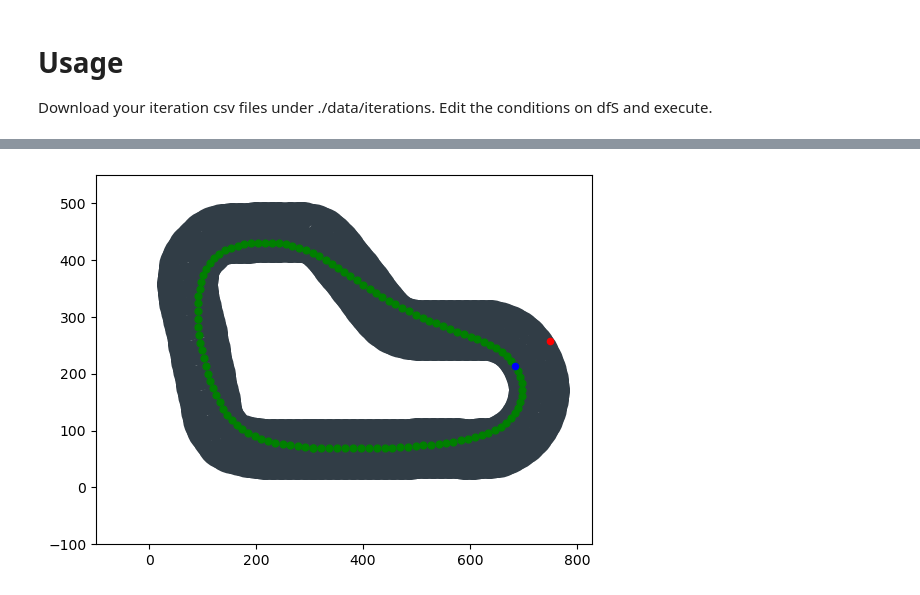
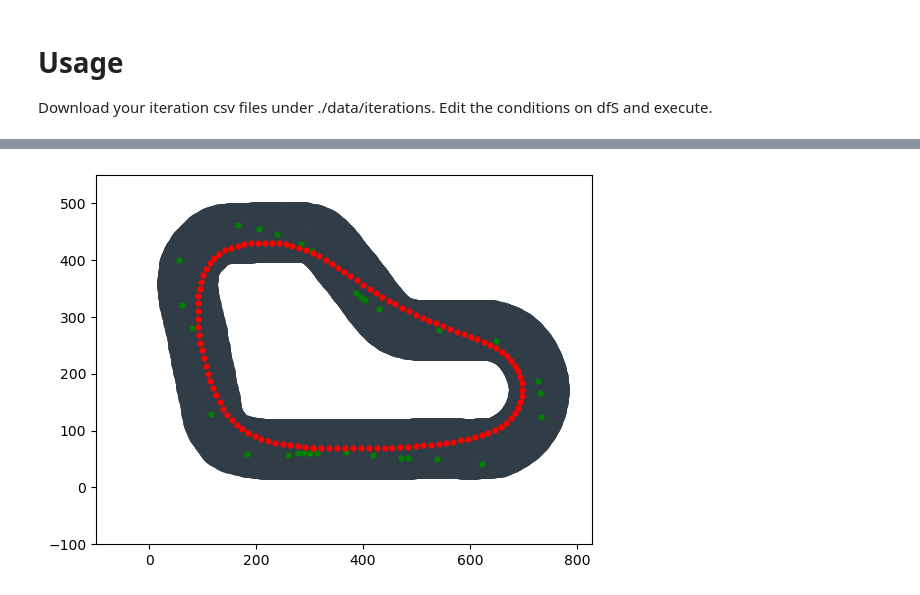
Before and after one commit to amonraknight/deepracer2024, a Jupyter notebook: tools/iteration_analysis.ipynb, the cells around one changed output, grey strips where cells are left out. Drawn from its saved outputs; the diff is of its cells as text; code cells hidden in the pictures.

```diff
--- a/tools/iteration_analysis.ipynb
+++ b/tools/iteration_analysis.ipynb
@@ -78,7 +78,11 @@ def reward2Color(reward, rewardList, colorList):
         return 'green'
 
 
-if __name__ == '__main__':
+def print_iteration(episode=None, conditions=None):
+    '''
+    Episode is the episode index.
+    Conditions is the query string to the dataframe.
+    '''
     X, Y = getPathXY()
     plt.axis([-100, max(X) + 100, -100, max(Y) + 100])
     # plt.ion()
@@ -91,7 +95,15 @@ if __name__ == '__main__':
         df.X, df.Y, df.throttle, df.reward, df.progress, df.track_len, df.tstamp = df.X.map(float), df.Y.map(
             float), df.throttle.map(float), df.reward.map(float), df.progress.map(float), df.track_len.map(
             float), df.tstamp.map(float)
-        dfS = df.copy(deep=True)
+
+        if episode:
+            dfS = df[df.episode.isin([episode])].copy(deep=True)
+        else:
+            dfS = df.copy(deep=True)
+
+        if conditions:
+            dfS = dfS.query(conditions)
+
         # dfS = df[df.episode.isin([0])].copy(deep=True)
         ### 1. speed select
         # speedThrottle = 3.0
@@ -108,7 +120,7 @@ if __name__ == '__main__':
                                                                                                                               dfS.progress <
                                                                                                                               progressRange[
                                                                                                                                   1])].Y.tolist()]
-        plt.scatter(Lx, Ly, marker='o', color='green', s=24)
-        plt.show()
+        plt.scatter(Lx, Ly, marker='o', color='green', s=12)
+        # plt.show()
     else:
         print('CSV file not unique!')
@@ -223,38 +233,36 @@ OPTIMIZED_WAYPOINTS = [
         [1.38221, 1.38643],
         [1.45757, 1.27943],
         [1.54096, 1.18072],
         [1.63386, 1.09253],
         [1.7384, 1.01844],
         [1.85098, 0.955],
         [1.97002, 0.90067],
         [2.09459, 0.85453],
         [2.2239, 0.81579],
         [2.35729, 0.78373],
         [2.49419, 0.75767],
         [2.63406, 0.73695],
         [2.77639, 0.72086],
         [2.92074, 0.70874],
         [3.06664, 0.69989]
     ]
 
 
 if __name__ == '__main__':
     X, Y = getPathXY()
     plt.axis([-100, max(X) + 100, -100, max(Y) + 100])
     # plt.ion()
     plt.scatter(X, Y, color='#313D46', linewidth=38)
 
     x_opt = [eachPoint[0]*100 for eachPoint in OPTIMIZED_WAYPOINTS]
     y_opt = [eachPoint[1]*100 for eachPoint in OPTIMIZED_WAYPOINTS]
 
-    plt.scatter(x_opt, y_opt, marker='o', color='green', s=24)
 
-    x_c=[7.491110*100]
-    y_c=[2.570513*100]
-    plt.scatter(x_c, y_c, marker='o', color='red', s=20)
+    condotions = 'throttle > 3'
 
-    x_t=[6.846990*100]
-    y_t=[2.136740*100]
-    plt.scatter(x_t, y_t, marker='o', color='blue', s=20)
+    print_iteration(128, condotions)
+    plt.scatter(x_opt, y_opt, marker='o', color='red', s=12)
+
+    plt.show()
 # %% [output]
-[figure, old version]
+[figure, new version]
```
Also changed, not shown: parts of 1 cell of this notebook.
